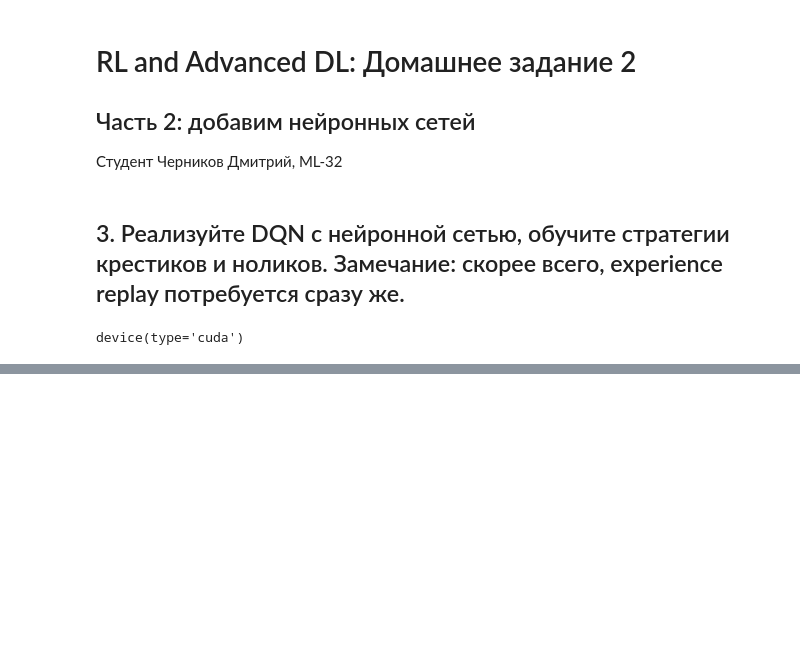
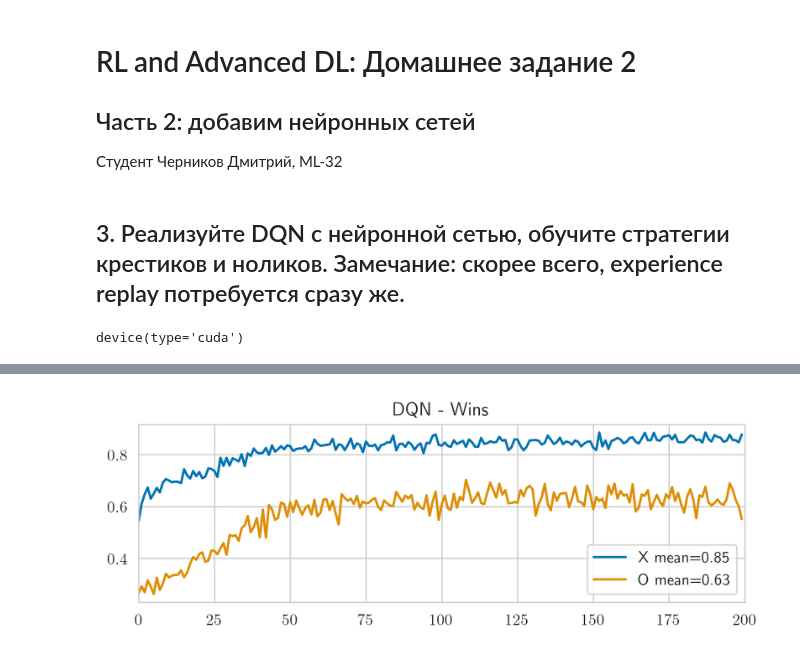
Before and after one commit to cherninkiy/made-2021-advanced-ml-hw, a Jupyter notebook: RL_HW2/RL_HW2_part2.ipynb, the cells around one changed output, grey strips where cells are left out. Drawn from its saved outputs; the diff is of its cells as text; code cells hidden in the pictures; blank space fills up the shorter version.

```diff
--- a/RL_HW2/RL_HW2_part2.ipynb
+++ b/RL_HW2/RL_HW2_part2.ipynb
@@ -296,2 +248,0 @@ Counter({1: 126, 0: 19, -1: 55})
-# %%
-results = run_series(dqn, RandomPolicy(), N_ROWS, N_COLS, N_WIN, EVALUATION_STEPS)
@@ -396,3 +249,64 @@ for epoch in tqdm(range(N_EPOCHS)):
+# %%
+SEED = 10
+N_WIN = 3
+N_ROWS = 3
+N_COLS = 3
+INITIAL_STEPS = 1000
+N_ITERS = 1000
+N_EPOCHS = 200
+
+random.seed(SEED)
+np.random.seed(SEED)
+torch.manual_seed(SEED)
+
+piX = DQN(n_rows=N_ROWS, n_cols=N_COLS, n_win=N_WIN, device=DEVICE)
+run_initialization(piX, RandomPolicy(), N_ROWS, N_COLS, N_WIN, INITIAL_STEPS)
+
+piO = DQN(n_rows=N_ROWS, n_cols=N_COLS, n_win=N_WIN, device=DEVICE)
+run_initialization(RandomPolicy(), piO, N_ROWS, N_COLS, N_WIN, INITIAL_STEPS)
+
+historyX = []
+historyO = []
+
+plt.figure(figsize=(13,6))
+
+for epoch in tqdm(range(N_EPOCHS)):
+
+    results = run_series(piX, RandomPolicy(), n_iters=N_ITERS, n_rows=N_ROWS, n_cols=N_COLS, n_win=N_WIN)
+    historyX.append(Counter(results)[1] / N_ITERS)
+
+    results = run_series(RandomPolicy(), piO, n_iters=N_ITERS, n_rows=N_ROWS, n_cols=N_COLS, n_win=N_WIN)
+    historyO.append(Counter(results)[-1] / N_ITERS)
+
+    if epoch % 5 == 4:
+        clear_output()
+
+        plt.subplot(211)
+
+        plt.plot(historyX, label=f"X mean={np.mean(historyX[-100:]):0.2}")
+        plt.plot(historyO, label=f"O mean={np.mean(historyO[-100:]):0.2}")
+        plt.xlim((0, N_EPOCHS))
+        plt.title("DQN - Wins")
+        plt.legend(loc="lower right")
+
+        plt.tight_layout()
+        plt.show()
+
+
+clear_output()
+
+plt.subplot(211)
+
+plt.plot(historyX, label=f"X mean={np.mean(historyX[-100:]):0.2}")
+plt.plot(historyO, label=f"O mean={np.mean(historyO[-100:]):0.2}")
+plt.xlim((0, N_EPOCHS))
+plt.title("DQN - Wins")
+plt.legend(loc="lower right")
+
+plt.tight_layout()
+plt.show()
+# %% [output]
+[figure, added]
 # %%
 plt.figure(figsize=(13,3))
 witdh = 0.1
```
Also changed, not shown: parts of 24 cells of this notebook, 1 other file.
